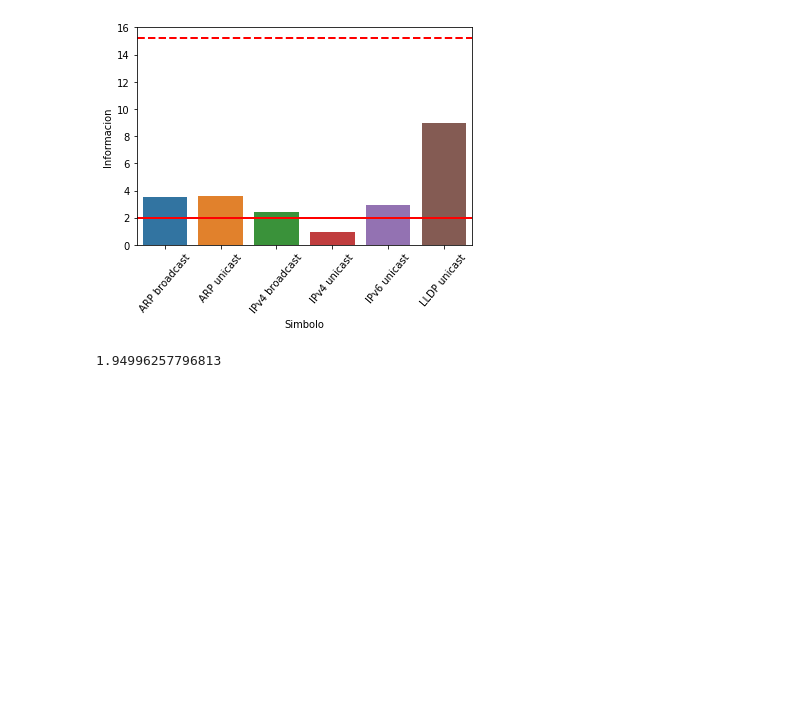
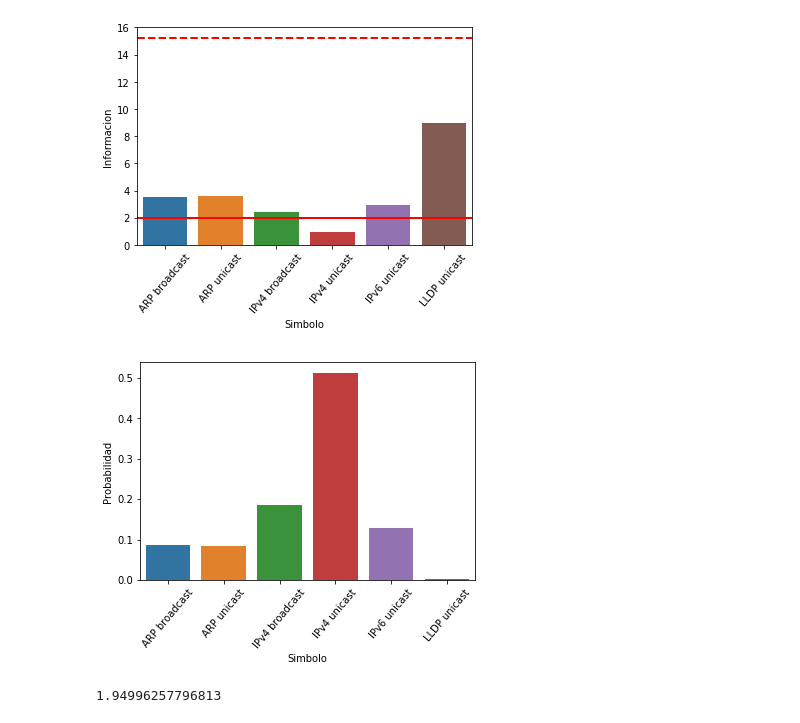
Before and after one commit to ZebaSz/tdc-tp1, a Jupyter notebook: script/Plots.ipynb, the cells around one changed output. Cells and saved outputs as stored; diff of their text form; code cells hidden in the pictures; blank space fills up the shorter version.

Commit message:
Informe con barras (problema con las imagenes)

```diff
--- a/script/Plots.ipynb
+++ b/script/Plots.ipynb
@@ -168,6 +168,10 @@ summary
 plot_info_bar(summary)
 # %% [output]
 [figure]
+# %%
+plot_prob_bar(summary)
+# %% [output]
+[figure, added]
 # %%
 entropy(data)
 # %% [output]
```
Also changed, not shown: parts of 11 cells of this notebook, 7 other files.
